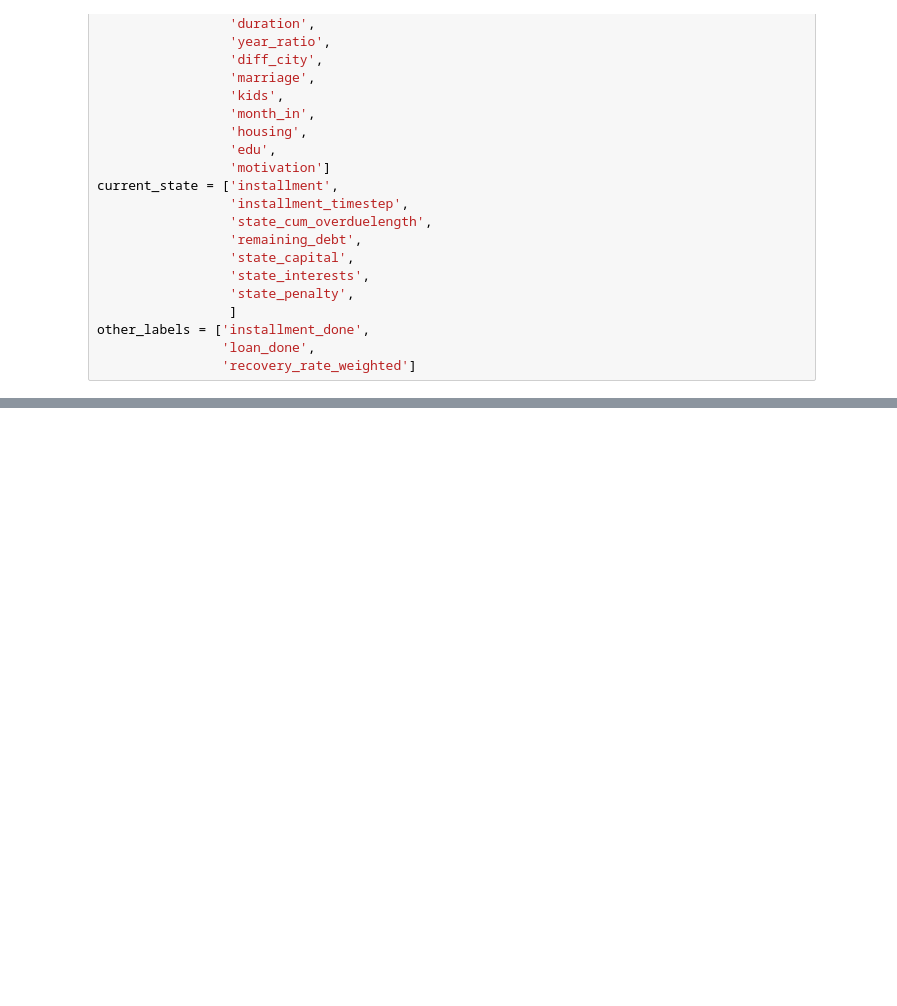
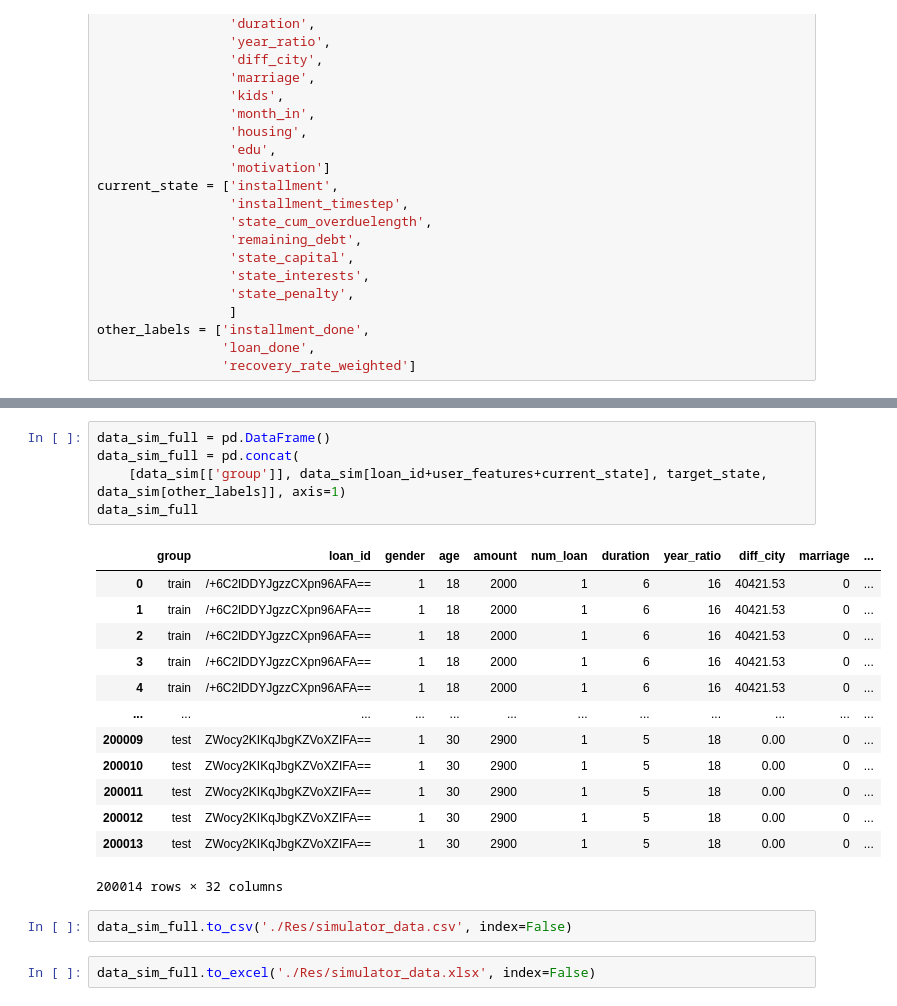
Before and after one commit to QianZeHao123/LoanRL, a Jupyter notebook: 4_note_2025_2_1.ipynb, the cells around one changed output, grey strips where cells are left out. Saved outputs shown, nothing was run; the diff lists cells and outputs as text; blank space fills up the shorter version.

```diff
--- a/4_note_2025_2_1.ipynb
+++ b/4_note_2025_2_1.ipynb
@@ -137,0 +106,23 @@ y_train
+# %%
+data_sim_full = pd.DataFrame()
+data_sim_full = pd.concat(
+    [data_sim[['group']], data_sim[loan_id+user_features+current_state], target_state, data_sim[other_labels]], axis=1)
+data_sim_full
+# %% [output]
+|  | group | loan_id | gender | age | amount | num_loan | duration | year_ratio | diff_city | marriage | ... |
+| 0 | train | /+6C2lDDYJgzzCXpn96AFA== | 1 | 18 | 2000 | 1 | 6 | 16 | 40421.53 | 0 | ... |
+| 1 | train | /+6C2lDDYJgzzCXpn96AFA== | 1 | 18 | 2000 | 1 | 6 | 16 | 40421.53 | 0 | ... |
+| 2 | train | /+6C2lDDYJgzzCXpn96AFA== | 1 | 18 | 2000 | 1 | 6 | 16 | 40421.53 | 0 | ... |
+| 3 | train | /+6C2lDDYJgzzCXpn96AFA== | 1 | 18 | 2000 | 1 | 6 | 16 | 40421.53 | 0 | ... |
+| 4 | train | /+6C2lDDYJgzzCXpn96AFA== | 1 | 18 | 2000 | 1 | 6 | 16 | 40421.53 | 0 | ... |
+| ... | ... | ... | ... | ... | ... | ... | ... | ... | ... | ... | ... |
+| 200009 | test | ZWocy2KIKqJbgKZVoXZIFA== | 1 | 30 | 2900 | 1 | 5 | 18 | 0.00 | 0 | ... |
+| 200010 | test | ZWocy2KIKqJbgKZVoXZIFA== | 1 | 30 | 2900 | 1 | 5 | 18 | 0.00 | 0 | ... |
+| 200011 | test | ZWocy2KIKqJbgKZVoXZIFA== | 1 | 30 | 2900 | 1 | 5 | 18 | 0.00 | 0 | ... |
+| 200012 | test | ZWocy2KIKqJbgKZVoXZIFA== | 1 | 30 | 2900 | 1 | 5 | 18 | 0.00 | 0 | ... |
+| 200013 | test | ZWocy2KIKqJbgKZVoXZIFA== | 1 | 30 | 2900 | 1 | 5 | 18 | 0.00 | 0 | ... |
+200014 rows × 32 columns
+# %%
+data_sim_full.to_csv('./Res/simulator_data.csv', index=False)
+# %%
+data_sim_full.to_excel('./Res/simulator_data.xlsx', index=False)
```
Also changed, not shown: parts of 4 cells of this notebook.
